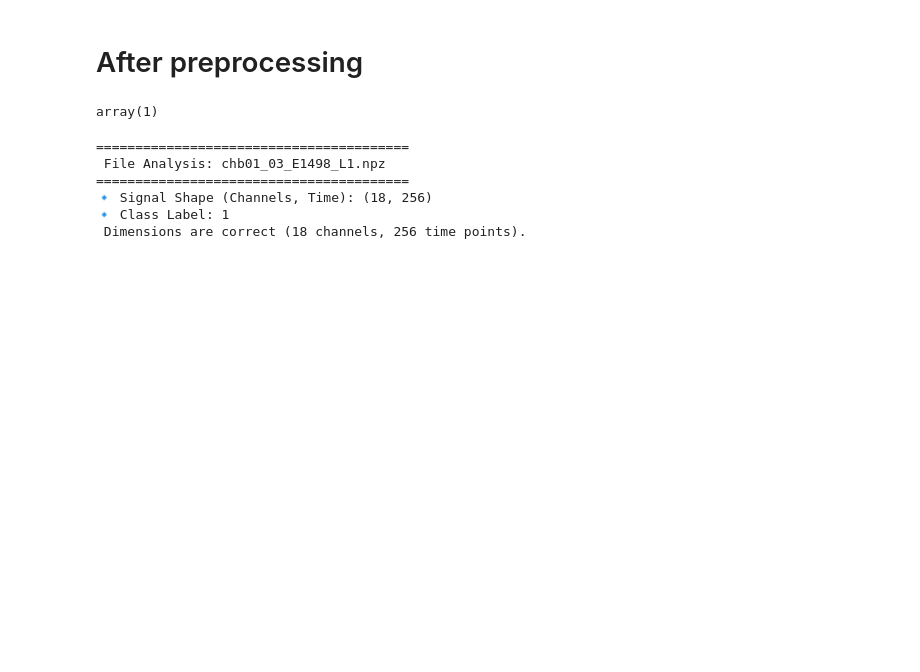
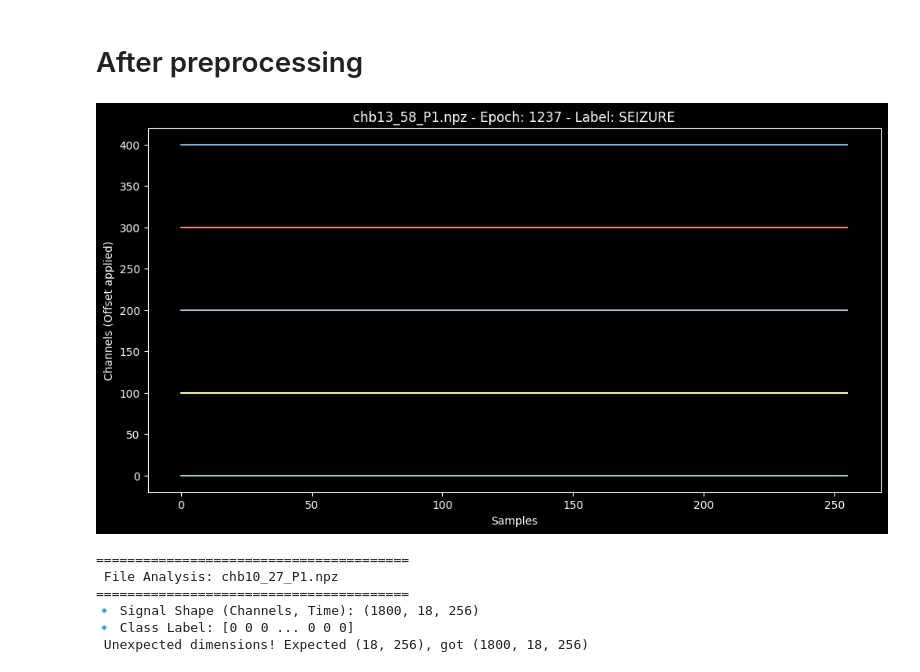
Before and after one commit to denizyennerr/Tez, a Jupyter notebook: preprocess_verify.ipynb, the cells around one changed output. Saved outputs shown, nothing was run; the diff lists cells and outputs as text; code cells hidden in the pictures; blank space fills up the shorter version.

```diff
--- a/preprocess_verify.ipynb
+++ b/preprocess_verify.ipynb
@@ -50,17 +50,12 @@ with plt.style.context('dark_background'):
 # %% [markdown]
 # After preprocessing
 # %%
-df = pd.read_csv('data-understanding/all_preprocess_pipeline_seizure.csv')
-df[df['file'] == 'chb01_03.edf']
-sample = np.load('02_epochs/chb01_03_E1498_L1.npz')
-X = sample['x'] # EEG Sinyali
-y = sample['y'] # 0 veya 1
-X
-y
+data_path = 'processed_dataset_2'
+deniz.verify_processed_data(data_path)
 # %% [output]
-array(1)
+[figure, added]
 # %%
-file_path = '02_epochs/chb01_03_E1498_L1.npz'
+file_path = 'processed_dataset_2/chb10_27_P1.npz'
 
 if os.path.exists(file_path):
     # Load the compressed numpy file
@@ -88,11 +83,11 @@ else:
     print(f" File not found: {file_path}")
 # %% [output]
 ========================================
- File Analysis: chb01_03_E1498_L1.npz
+ File Analysis: chb10_27_P1.npz
 ========================================
-🔹 Signal Shape (Channels, Time): (18, 256)
-🔹 Class Label: 1
- Dimensions are correct (18 channels, 256 time points).
+🔹 Signal Shape (Channels, Time): (1800, 18, 256)
+🔹 Class Label: [0 0 0 ... 0 0 0]
+️ Unexpected dimensions! Expected (18, 256), got (1800, 18, 256)
 # %%
 print(X)
 # %% [output]
```
Also changed, not shown: parts of 6 cells of this notebook, 5 other files.
